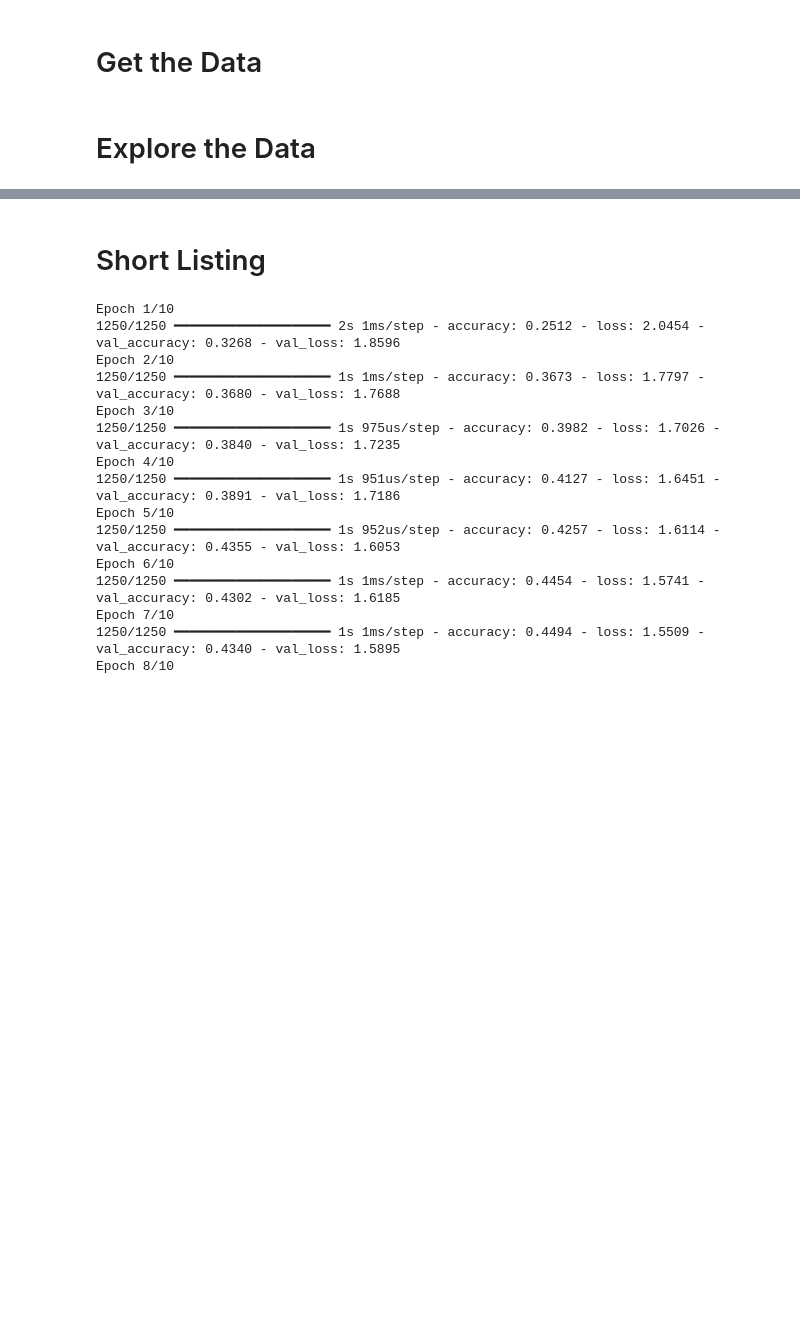
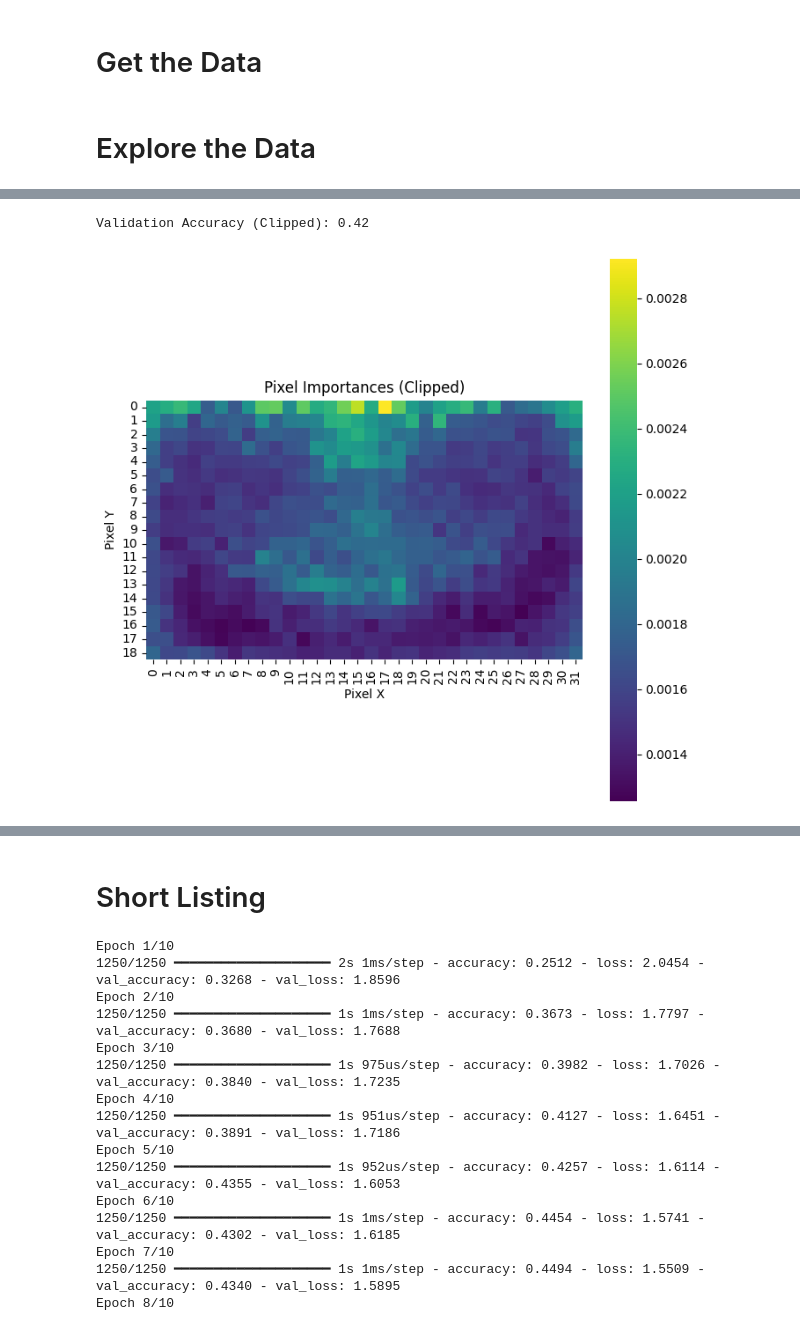
Before and after one commit to bradenkirkpatrick/NN-final, a Jupyter notebook: main.ipynb, the cells around one changed output, grey strips where cells are left out. Drawn from its saved outputs; the diff is of its cells as text; code cells hidden in the pictures; blank space fills up the shorter version.

```diff
--- a/main.ipynb
+++ b/main.ipynb
@@ -115,0 +190,37 @@ y_test = np.array(y_test).reshape(-1, 1)
+# %%
+def clip_images(data, top=0, bottom=0, left=0, right=0):
+    clipped_data = []
+    for image in data:
+        # Reshape the flat image array to (32, 32, 3)
+        color_image = np.array(image).reshape(3, 32, 32).transpose(1, 2, 0)
+        # Clip the image
+        clipped_image = color_image[top:32-bottom, left:32-right]
+        # Flatten the clipped image back to a 1D array
+        clipped_data.append(clipped_image.flatten())
+    return clipped_data
+
+# Clip the datasets
+X_train_clipped = clip_images(X_train, top=13)
+X_valid_clipped = clip_images(X_valid, top=13)
+X_test_clipped = clip_images(X_test, top=13)
+# %%
+RFC = RandomForestClassifier(n_estimators=100, random_state=42)
+RFC.fit(X_train_clipped, y_train)
+# Predict on the validation set
+y_pred = RFC.predict(X_valid_clipped)
+# %%
+# Reshape the importances to match the image dimensions (32x32 for grayscale)
+importances = RFC.feature_importances_
+pixel_importances = importances.reshape(32-13, 32, 3)
+# Print accuracy
+accuracy = np.mean(y_pred == y_valid)
+print(f"Validation Accuracy (Clipped): {accuracy:.2f}")
+plt.figure(figsize=(8, 8))
+sns.heatmap(np.sum(pixel_importances, axis=2), cmap='viridis', cbar=True, square=True)
+plt.title('Pixel Importances (Clipped)')
+plt.xlabel('Pixel X')
+plt.ylabel('Pixel Y')
+plt.show()
+# %% [output]
+Validation Accuracy (Clipped): 0.42
+[figure, added]
```
Also changed, not shown: parts of 25 cells of this notebook.
